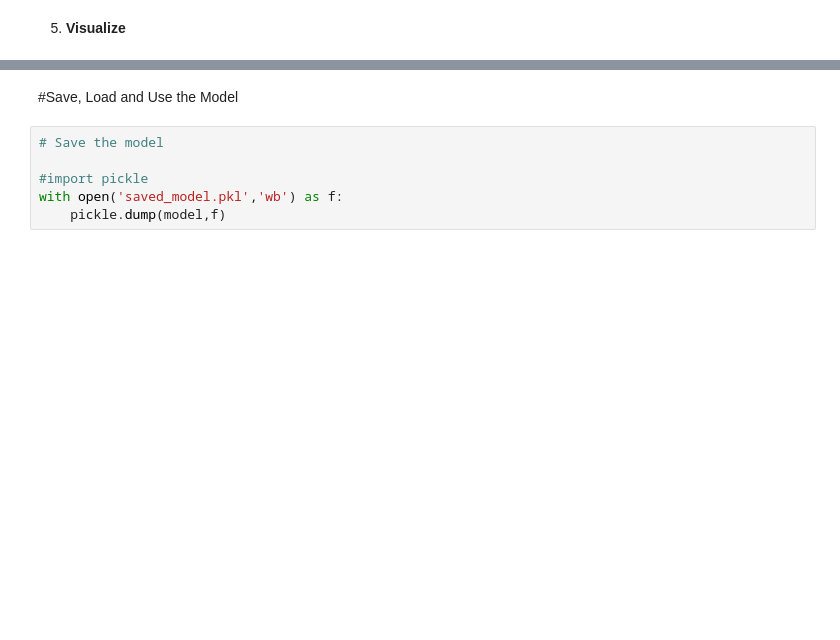
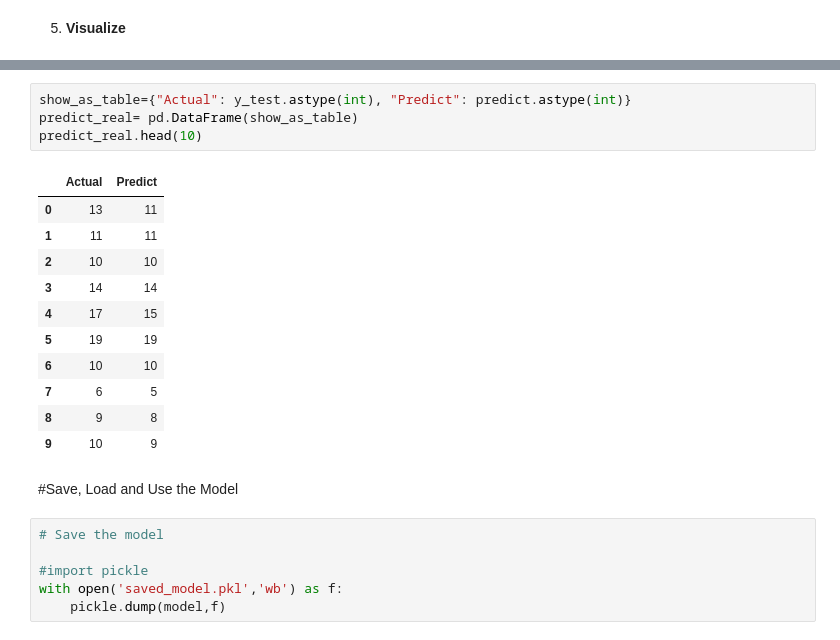
Before and after one commit to codeforgirls-sa/ai, a Jupyter notebook: Regression_Example.ipynb, the cells around one changed output, grey strips where cells are left out. Drawn from its saved outputs; the diff is of its cells as text; blank space fills up the shorter version.

```diff
--- a/Regression_Example.ipynb
+++ b/Regression_Example.ipynb
@@ -151,3 +151,19 @@ plt.plot([0, 30], [0, 30], color='red')
+# %%
+show_as_table={"Actual": y_test.astype(int), "Predict": predict.astype(int)}
+predict_real= pd.DataFrame(show_as_table)
+predict_real.head(10)
+# %% [output]
+|  | Actual | Predict |
+| 0 | 13 | 11 |
+| 1 | 11 | 11 |
+| 2 | 10 | 10 |
+| 3 | 14 | 14 |
+| 4 | 17 | 15 |
+| 5 | 19 | 19 |
+| 6 | 10 | 10 |
+| 7 | 6 | 5 |
+| 8 | 9 | 8 |
+| 9 | 10 | 9 |
 # %% [markdown]
 #Save, Load and Use the Model
 # %%
```
Also changed, not shown: parts of 4 cells of this notebook.
